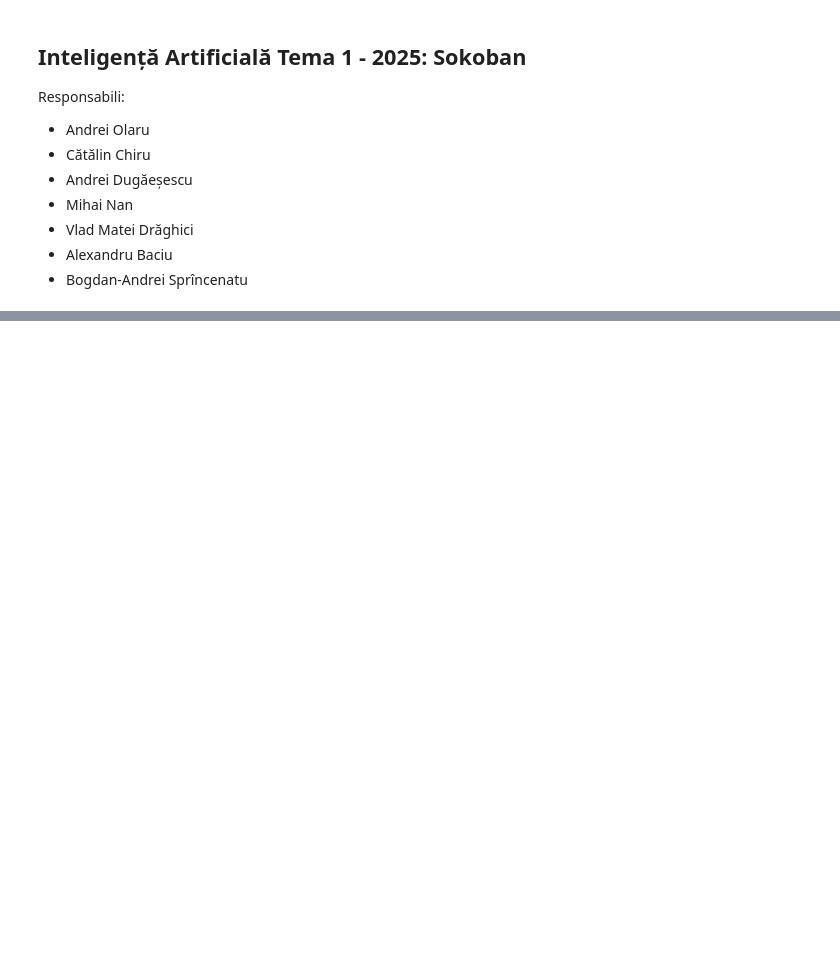
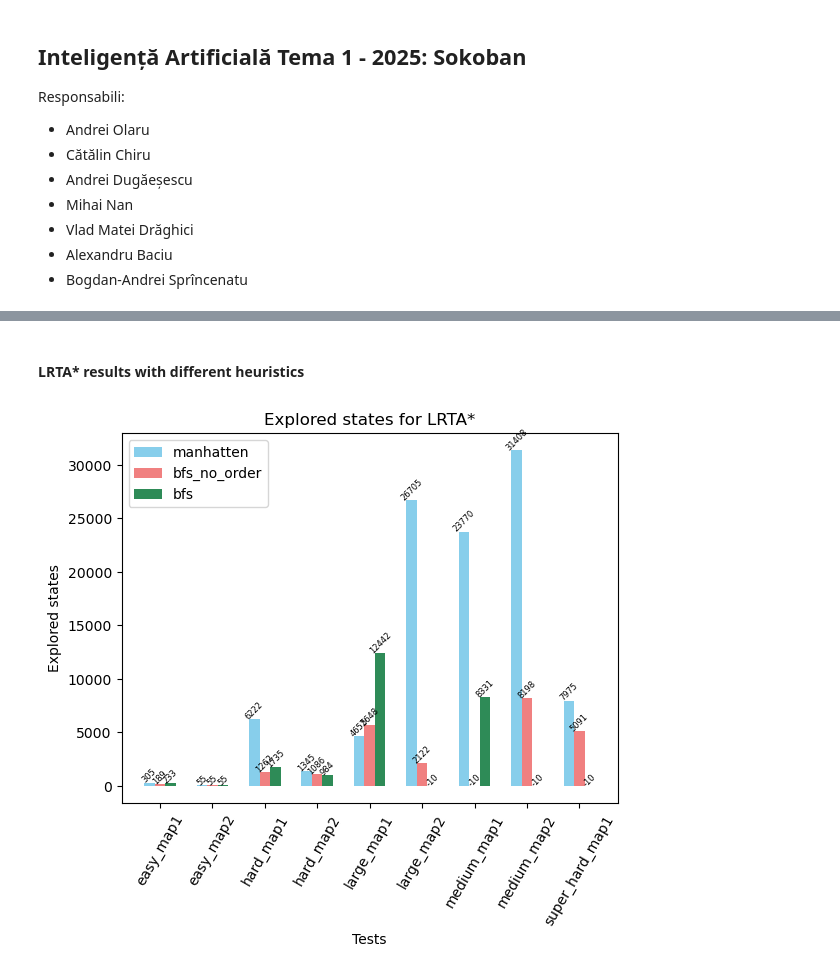
Before and after one commit to marinaoprea/IA_Tema1, a Jupyter notebook: main.ipynb, the cells around one changed output, grey strips where cells are left out. Drawn from its saved outputs; the diff is of its cells as text; code cells hidden in the pictures; blank space fills up the shorter version.

```diff
--- a/main.ipynb
+++ b/main.ipynb
@@ -213,0 +275,35 @@ plt.show()
+# %% [markdown]
+#### LRTA* results with different heuristics
+# %%
+values1 = lrta_manh_no_states
+values2 = lrta_bfs_no_no_states
+values3 = lrta_bfs_no_states
+
+import builtins
+values1 = list(builtins.map(lambda x: x if x < 100000 else -10, values1))
+values2 = list(builtins.map(lambda x: x if x < 100000 else -10, values2))
+values3 = list(builtins.map(lambda x: x if x < 100000 else -10, values3))
+
+x = np.arange(len(categories))
+
+width = 0.2
+
+plt.bar(x - width, values1, width=width, label="manhatten", color="skyblue")
+plt.bar(x, values2, width=width, label="bfs_no_order", color="lightcoral")
+plt.bar(x + width, values3, width=width, label="bfs", color="seagreen")
+
+for i in range(len(categories)):
+    plt.text(x[i] - width, values1[i], str(values1[i]), ha='center', fontsize=6, rotation=45)
+    plt.text(x[i], values2[i], str(values2[i]), ha='center', fontsize=6, rotation=45)
+    plt.text(x[i] + width, values3[i], str(values3[i]), ha='center', fontsize=6, rotation=45)
+
+plt.xticks(x, categories)
+
+plt.xlabel("Tests")
+plt.ylabel("Explored states")
+plt.title("Explored states for LRTA*")
+plt.xticks(rotation=60)
+plt.legend()
+plt.show()
+# %% [output]
+[figure, added]
```
Also changed, not shown: parts of 31 cells of this notebook, 4 other files.
